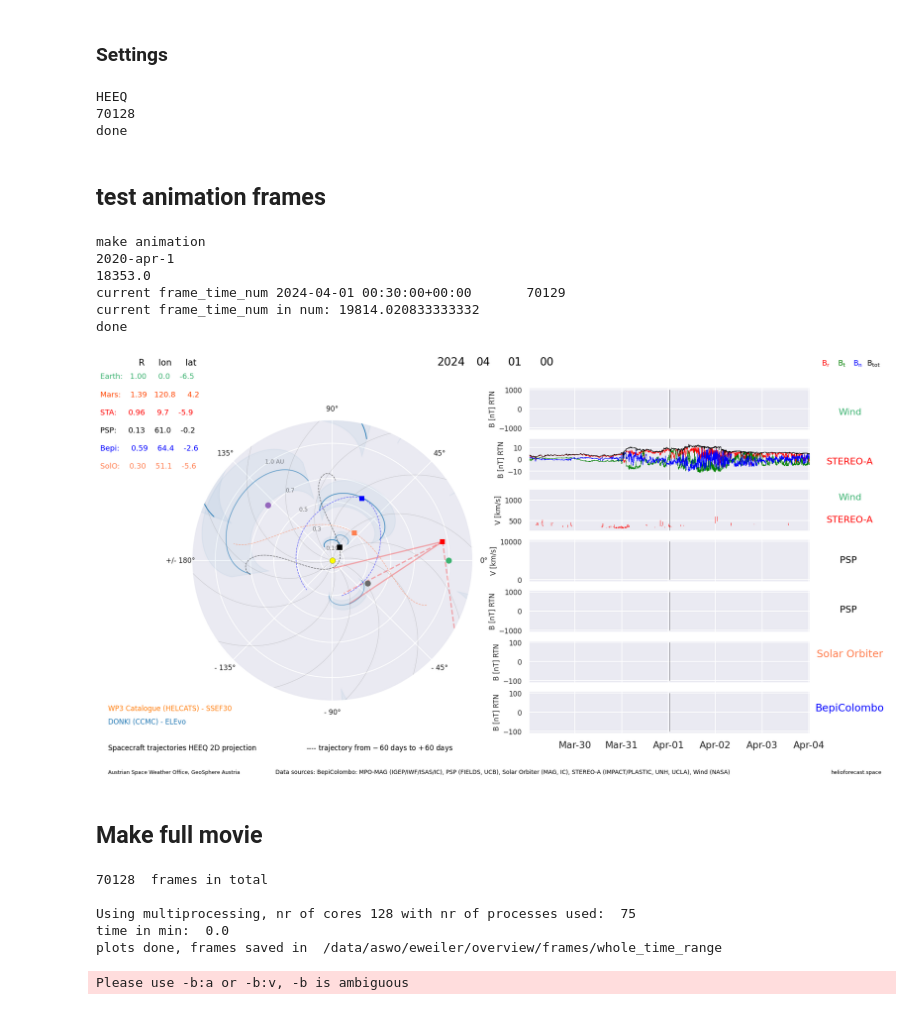
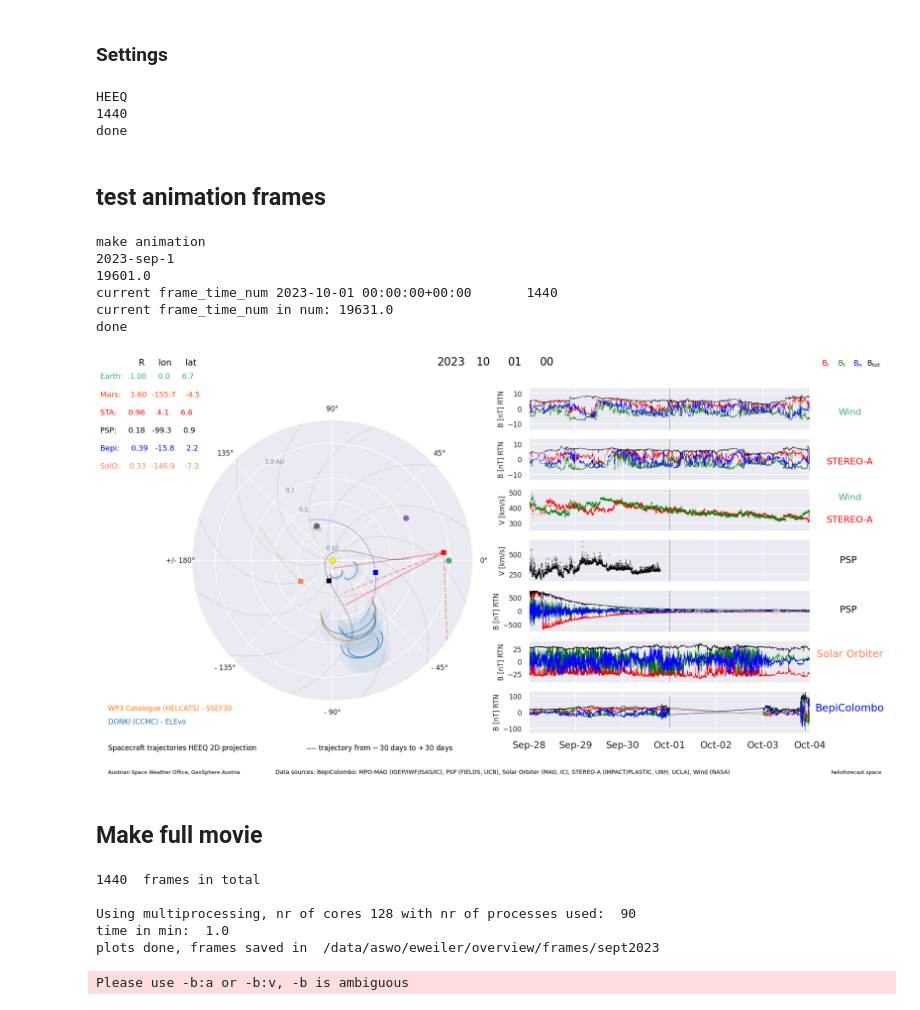
Before and after one commit to EvaWeiler/ELEvo, a Jupyter notebook: elevo_overview.ipynb, the cells around one changed output. Cells and saved outputs as stored; diff of their text form; code cells hidden in the pictures.

```diff
--- a/elevo_overview.ipynb
+++ b/elevo_overview.ipynb
@@ -1618,13 +1807,14 @@ format_str = '%Y-%m-%d'
 date_today = datetime.now().strftime('%Y%m%d')
 
 #outputdirectory=overview_frames_path+str(date_today)
-outputdirectory=overview_frames_path+'whole_time_range'
+outputdirectory=overview_frames_path+'sept2023'
 animdirectory=overview_movie_path
-t_start ='2020-apr-1'
-t_end   ='2024-apr-1'
+t_start ='2023-sep-1'
+t_end   ='2023-oct-1'
 
 res_in_days=1/48. #1hour =1/24
 #res_in_days=1/24.
+#res_in_days=1./12.
 
 #make time range to see how much frames are needed
 starttime = parse_time(t_start).datetime
@@ -1648,7 +1838,7 @@ print(k_all)
 print('done')
 # %% [output]
 HEEQ
-70128
+1440
 done
 # %% [markdown]
 ## test animation frames
@@ -1676,44 +1866,47 @@ if black: sns.set_style('white',{'grid.linestyle': ':', 'grid.color': '.35'})
 # animation settings
 
 fsize=13
-fadeind=int(30/res_in_days)#
+traj_days = 30
+factor = res_in_days*24
+#fadeind=int(60/res_in_days)
+fadeind=int((factor*traj_days)/res_in_days)
 #fadeind=int(120/res_in_days)
 
 symsize_planet=110
 symsize_spacecraft=80
 
 #for parker spiral
 theta=np.arange(0,np.deg2rad(180),0.01)
 
 ######################## make frames
 
 #for debugging
 #don't close plot in make_frame when testing
 
 frame_time_num_list = [frame_time_num+k*res_in_days for k in range(k_all)]
 
 #datetime(2022,1,25,13,0)
 #datetime(2022,3,13,10,0)
 #
 
 
-#k_specific = np.where(frame_time_num_list==mdates.date2num(datetime(2023,7,23,9,0)))[0][0]
+#k_specific = np.where(frame_time_num_list==mdates.date2num(datetime(2020,9,7,0,0)))[0][0]
 #print(k_specific)
 
-make_frame2(70129)
+make_frame2(k_all)
 
 #for i in np.arange(1,3,1):
 #    make_frame(i)
 
 print('done')
 # %% [output]
 make animation
-2020-apr-1
-18353.0
-current frame_time_num 2024-04-01 00:30:00+00:00       70129
-current frame_time_num in num: 19814.020833333332
+2023-sep-1
+19601.0
+current frame_time_num 2023-10-01 00:00:00+00:00       1440
+current frame_time_num in num: 19631.0
 done
-[figure, old version]
+[figure, new version]
 # %% [markdown]
 ## Make full movie
 # %%
@@ -1728,7 +1921,7 @@ start_time=time.time()
 
 #number of processes depends on your machines memory; check with command line "top"
 #how much memory is used by all your processesii
-nr_of_processes_used = 75
+nr_of_processes_used = 90
 print('Using multiprocessing, nr of cores',multiprocessing.cpu_count(), \
       'with nr of processes used: ',nr_of_processes_used)
 
@@ -1736,7 +1929,7 @@ print('Using multiprocessing, nr of cores',multiprocessing.cpu_count(), \
 
 pool = mp.Pool(processes=nr_of_processes_used)
 #input=[i for i in range(k_all)]
-input=[i for i in np.arange(10000,10001,1)]
+input=[i for i in np.arange(k_all)]
 pool.map(make_frame, input)
 pool.close()
 pool.join()
@@ -1746,9 +1939,9 @@ pool.join()
 print('time in min: ',np.round((time.time()-start_time)/60))
 print('plots done, frames saved in ',outputdirectory)
 # %% [output]
-70128  frames in total
+1440  frames in total
 
-Using multiprocessing, nr of cores 128 with nr of processes used:  75
-time in min:  0.0
-plots done, frames saved in  /data/aswo/eweiler/overview/frames/whole_time_range
+Using multiprocessing, nr of cores 128 with nr of processes used:  90
+time in min:  1.0
+plots done, frames saved in  /data/aswo/eweiler/overview/frames/sept2023
 # %%
```
Also changed, not shown: parts of 14 cells of this notebook.
